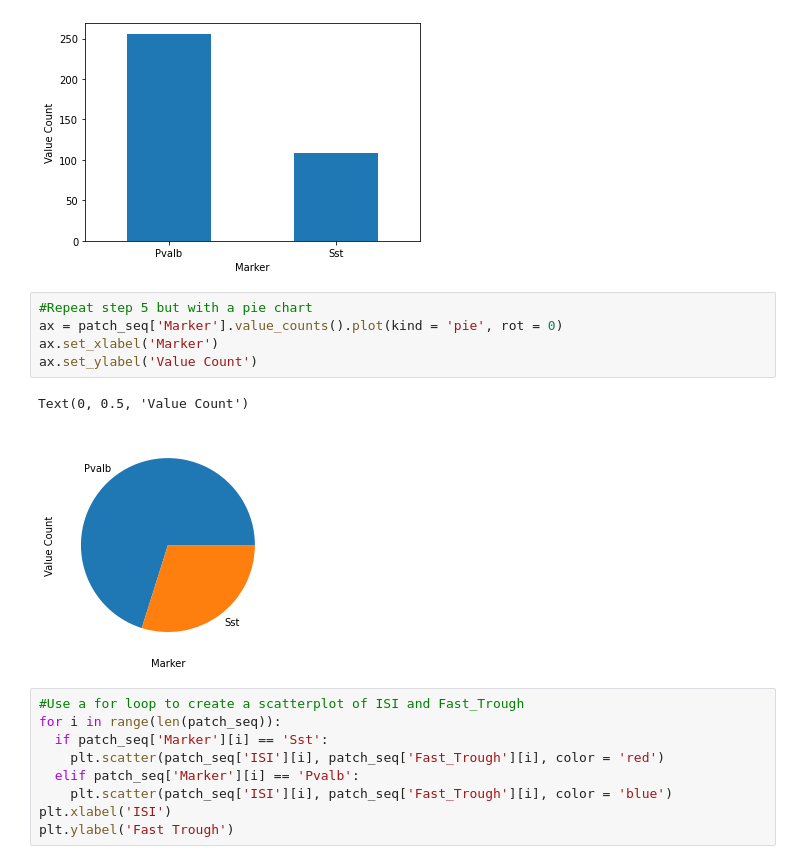
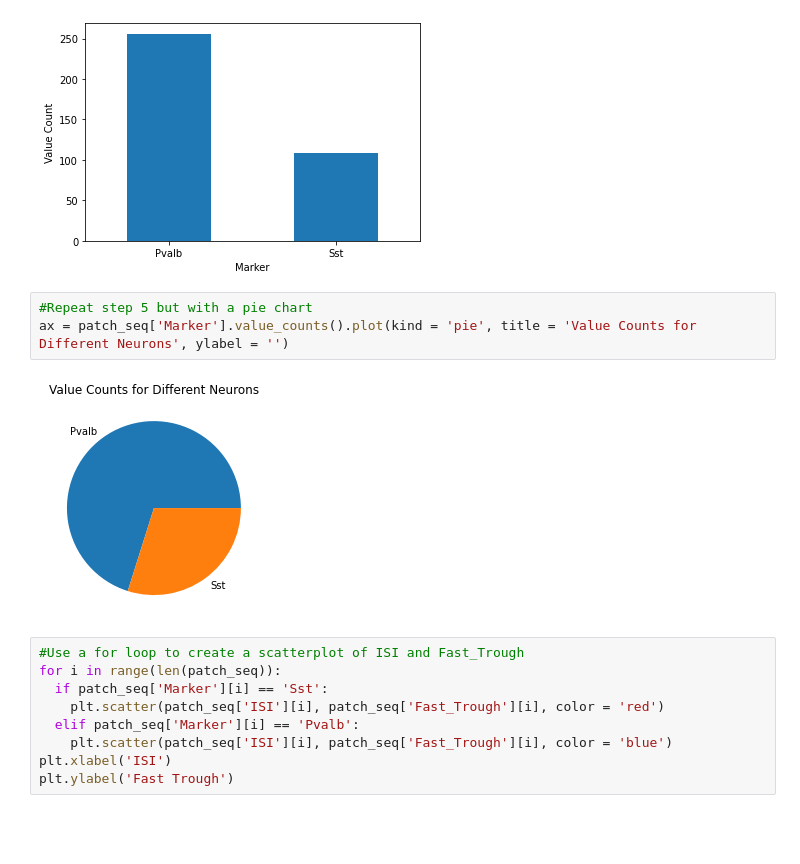
Before and after one commit to FinLZ/NEUR265_Zakas, a Jupyter notebook: coding_homework_4.ipynb, the cells around one changed output. Saved outputs shown, nothing was run; the diff lists cells and outputs as text; blank space fills up the shorter version.

```diff
--- a/coding_homework_4.ipynb
+++ b/coding_homework_4.ipynb
@@ -83,12 +83,9 @@ Text(0, 0.5, 'Value Count')
 [figure]
 # %%
 #Repeat step 5 but with a pie chart
-ax = patch_seq['Marker'].value_counts().plot(kind = 'pie', rot = 0)
-ax.set_xlabel('Marker')
-ax.set_ylabel('Value Count')
+ax = patch_seq['Marker'].value_counts().plot(kind = 'pie', title = 'Value Counts for Different Neurons', ylabel = '')
 # %% [output]
-Text(0, 0.5, 'Value Count')
-[figure, old version]
+[figure, new version]
 # %%
 #Use a for loop to create a scatterplot of ISI and Fast_Trough
 for i in range(len(patch_seq)):
```
